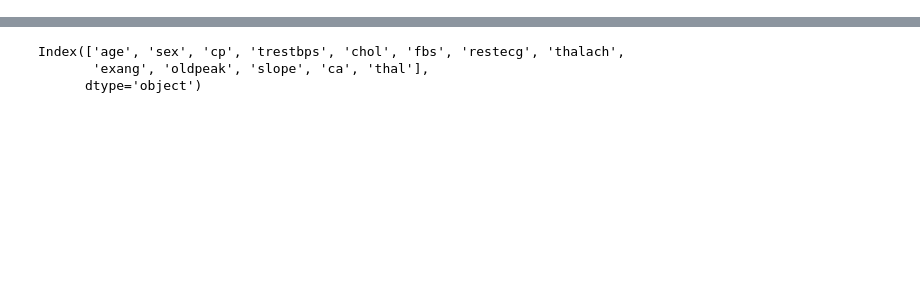
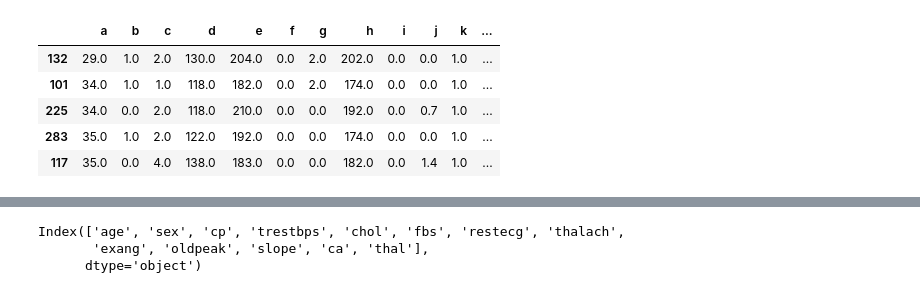
Before and after one commit to sophiegroenwold/heart-disease-ds100, a Jupyter notebook: heart-disease-exploration.ipynb, the cells around one changed output, grey strips where cells are left out. Cells and saved outputs as stored; diff of their text form; code cells hidden in the pictures; blank space fills up the shorter version.

```diff
--- a/heart-disease-exploration.ipynb
+++ b/heart-disease-exploration.ipynb
@@ -388,0 +43,13 @@ plot_pc(list(kaggle_df.drop('target', axis = 1).columns), vt, 0)
+# %%
+cleveland_df = pd.read_csv('processed_cleveland.csv')
+cleveland_df = cleveland_df.sort_values(by=['a'])
+kaggle_df = kaggle_df.reset_index().drop('index', axis=1)
+
+cleveland_df.head()
+# %% [output]
+|  | a | b | c | d | e | f | g | h | i | j | k | ... |
+| 132 | 29.0 | 1.0 | 2.0 | 130.0 | 204.0 | 0.0 | 2.0 | 202.0 | 0.0 | 0.0 | 1.0 | ... |
+| 101 | 34.0 | 1.0 | 1.0 | 118.0 | 182.0 | 0.0 | 2.0 | 174.0 | 0.0 | 0.0 | 1.0 | ... |
+| 225 | 34.0 | 0.0 | 2.0 | 118.0 | 210.0 | 0.0 | 0.0 | 192.0 | 0.0 | 0.7 | 1.0 | ... |
+| 283 | 35.0 | 1.0 | 2.0 | 122.0 | 192.0 | 0.0 | 0.0 | 174.0 | 0.0 | 0.0 | 1.0 | ... |
+| 117 | 35.0 | 0.0 | 4.0 | 138.0 | 183.0 | 0.0 | 0.0 | 182.0 | 0.0 | 1.4 | 1.0 | ... |
```
Also changed, not shown: parts of 57 cells of this notebook, 2 other files.
